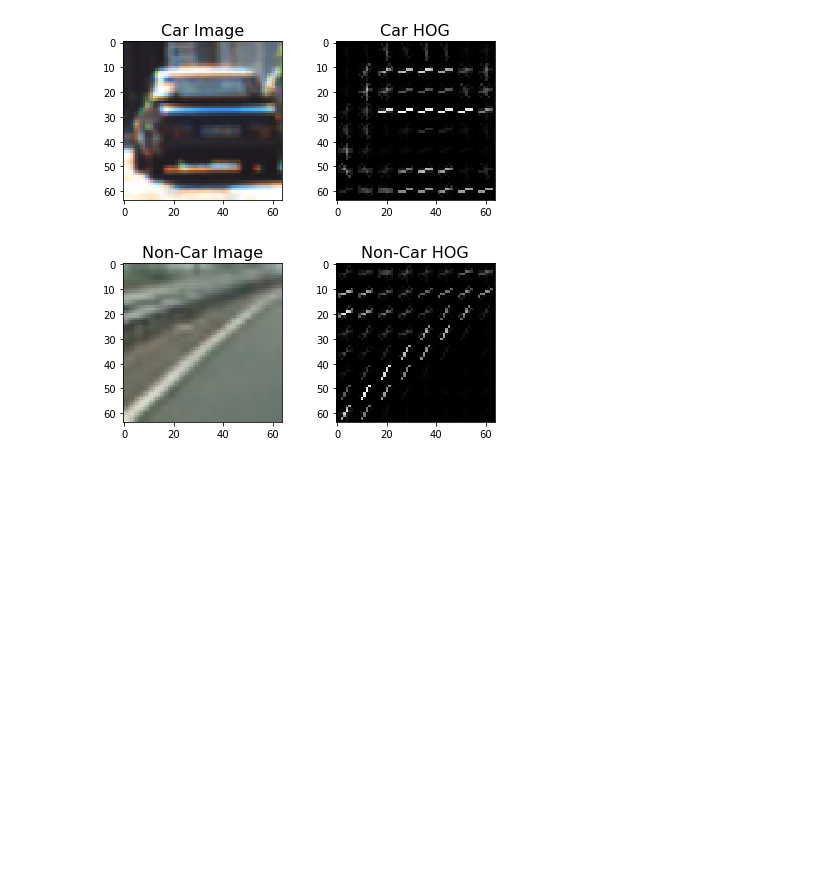
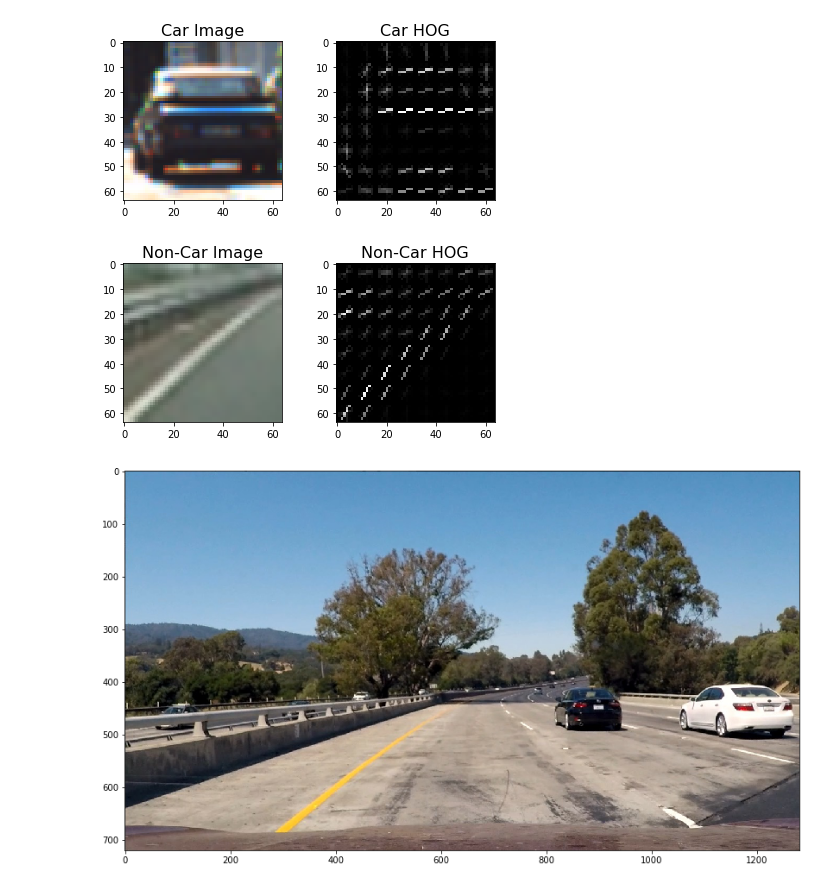
Before and after one commit to sausax/CarND-Vehicle-Detection, a Jupyter notebook: data_exploration.ipynb, the cells around one changed output. Drawn from its saved outputs; the diff is of its cells as text; code cells hidden in the pictures; blank space fills up the shorter version.

```diff
--- a/data_exploration.ipynb
+++ b/data_exploration.ipynb
@@ -46,3 +52,10 @@ print('...')
 # %% [output]
 ...
 [figure]
+# %%
+test_img = mpimg.imread('test_images/test1.jpg')
+plt.figure(figsize=(14, 24))
+plt.imshow(test_img)
+plt.show()
+# %% [output]
+[figure, added]
```
Also changed, not shown: parts of 11 cells of this notebook, 15 other files.
